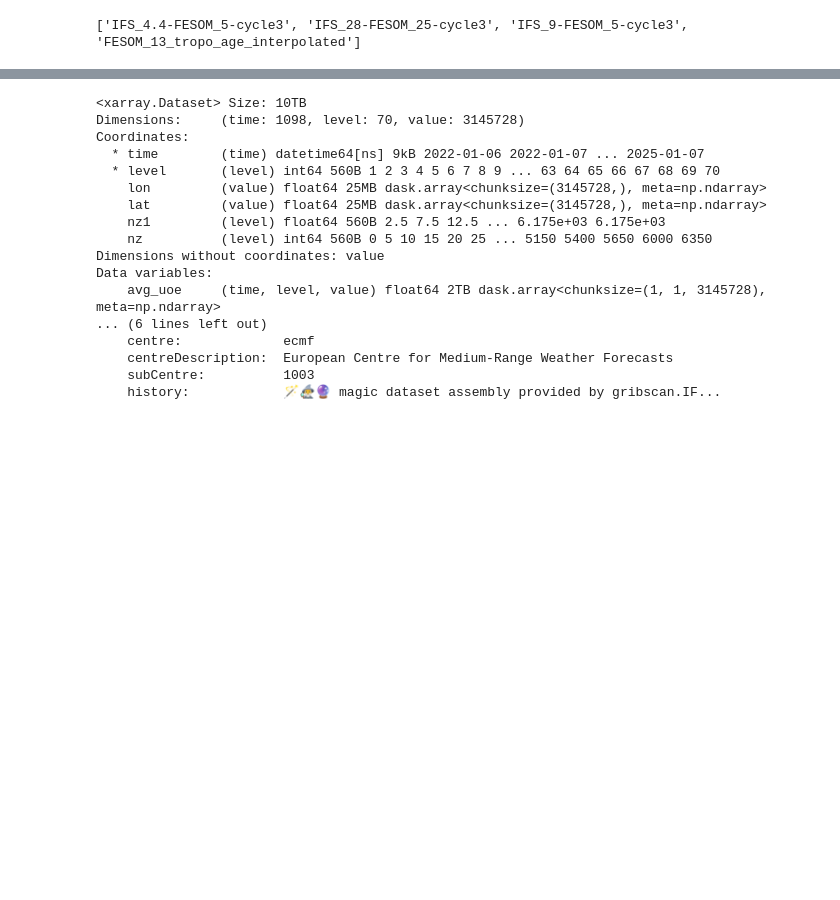
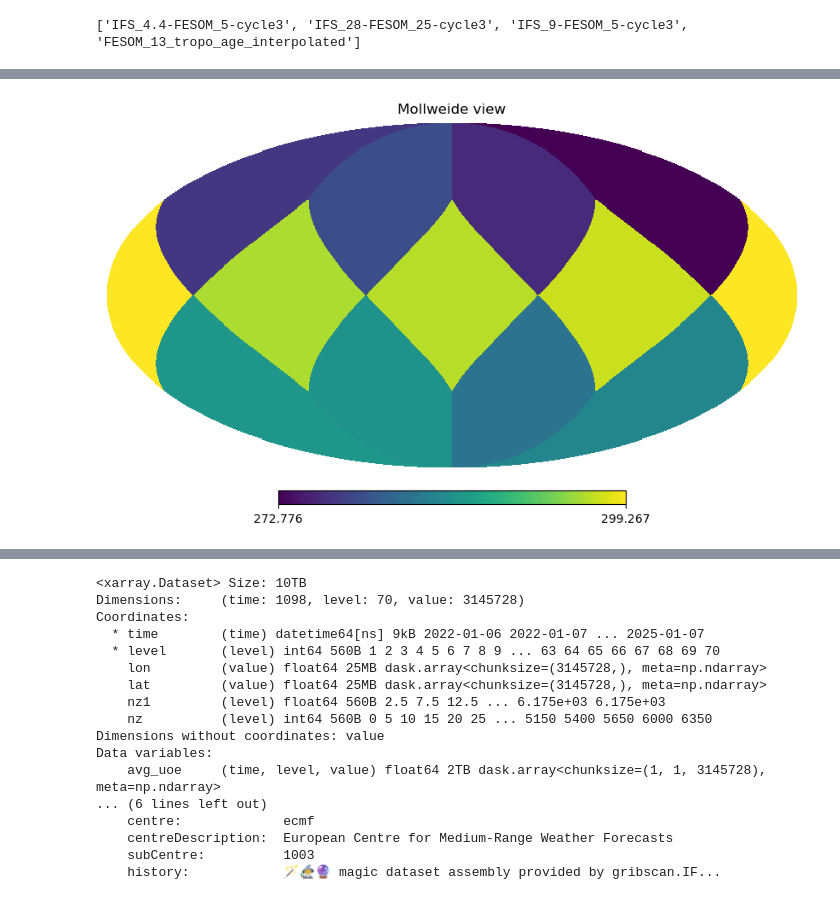
Before and after one commit to danliba/Amazon, a Jupyter notebook: NextGEMS/Extract_data.ipynb, the cells around one changed output, grey strips where cells are left out. Cells and saved outputs as stored; diff of their text form; code cells hidden in the pictures; blank space fills up the shorter version.

```diff
--- a/NextGEMS/Extract_data.ipynb
+++ b/NextGEMS/Extract_data.ipynb
@@ -67,0 +214,5 @@ Data variables:
+# %%
+ds_map = cat.ICON.ngc3028(zoom=9).to_dask()
+healpy.mollview(ds_map.tas.isel(time=0), flip="geo", nest=get_nest(ds_map))
+# %% [output]
+[figure, added]
```
Also changed, not shown: parts of 15 cells of this notebook, 3 other files.
